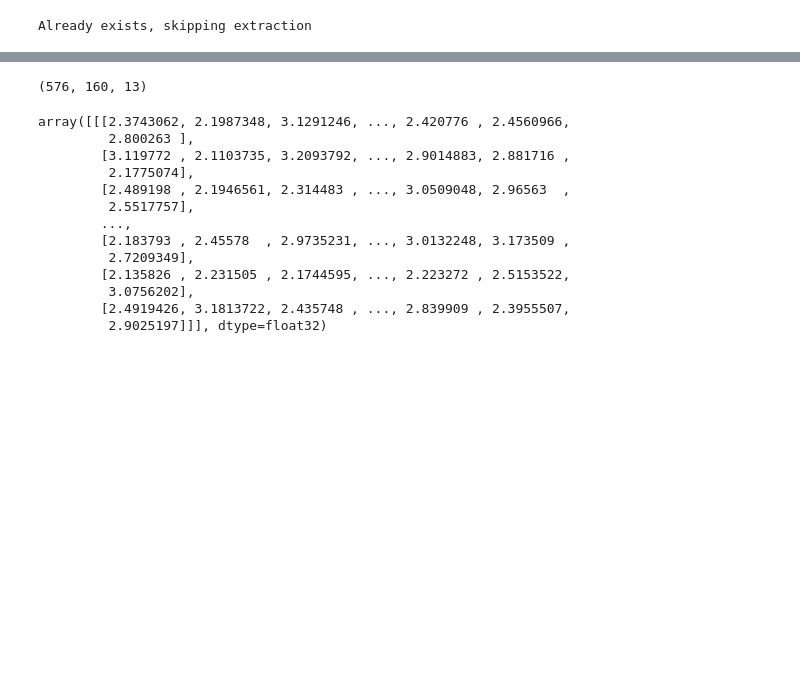
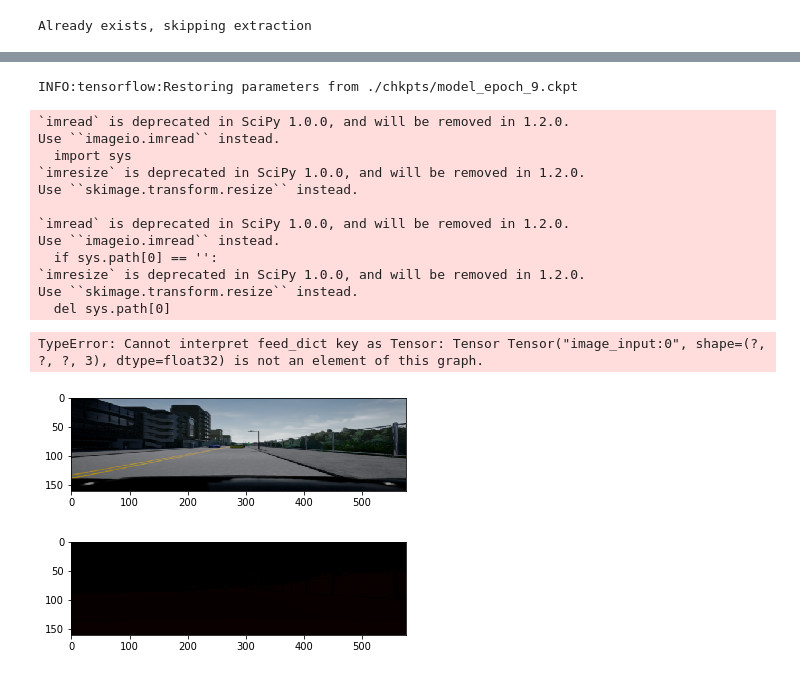
Before and after one commit to hlfshell/lyft-challenge-segmentation, a Jupyter notebook: Segmantic Segmentation with VGG16.ipynb, the cells around one changed output, grey strips where cells are left out. Saved outputs shown, nothing was run; the diff lists cells and outputs as text; code cells hidden in the pictures; blank space fills up the shorter version.

```diff
--- a/Segmantic Segmentation with VGG16.ipynb
+++ b/Segmantic Segmentation with VGG16.ipynb
@@ -221,5 +258,0 @@ def get_loss(logits, correct_labels):
-# %%
-epochs = 3
-batch_size = 10
-keep_probability = 0.5
-learning_rate_alpha = 0.1
@@ -259,0 +312,13 @@ def train(sess, input_layer, label, keep_prob, learning_rate):
+# %%
+tf.reset_default_graph()
+with tf.Session() as sess:
+
+    model = {}
+    model['settings'] = { "num_classes": 13 }
+    get_placeholders(model)
+    load_vgg(model)
+    vgg_fcn(model)
+    get_logits(model)
+    get_loss(model)
+
+    train(sess, model, 10, 5, 0.75, 0.0001)
@@ -292,18 +383,0 @@ cross_entropy = None
-# %%
-tf.reset_default_graph()
-with tf.Session() as sess:
-    label, learning_rate = get_placeholders()
-
-    graph, input_layer, keep_prob, layer_3, layer_4, layer_7 = load_vgg()
-
-    output_layer = vgg_fcn(graph, input_layer, keep_prob, layer_3, layer_4, layer_7)
-
-    logits, correct_labels = get_logits(label, output_layer)
-
-    cross_entropy_loss, optimizer, train_op = get_loss(logits, correct_labels)
-
-    #and now, training!
-    train(sess, input_layer, label, keep_prob, learning_rate)
-
-    #execute graph on a singular image
-#     output_test, loss, cross_entropy = execute_on_image(sess, logits, input_layer, label, keep_prob, learning_rate)
@@ -329,20 +384,24 @@ KeyboardInterrupt:
-# %%
-output_test[0].shape
-# %% [output]
-(576, 160, 13)
-# %%
-loss
-# %% [output]
-array([[[2.3743062, 2.1987348, 3.1291246, ..., 2.420776 , 2.4560966,
-         2.800263 ],
-        [3.119772 , 2.1103735, 3.2093792, ..., 2.9014883, 2.881716 ,
-         2.1775074],
-        [2.489198 , 2.1946561, 2.314483 , ..., 3.0509048, 2.96563  ,
-         2.5517757],
-        ...,
-        [2.183793 , 2.45578  , 2.9735231, ..., 3.0132248, 3.173509 ,
-         2.7209349],
-        [2.135826 , 2.231505 , 2.1744595, ..., 2.223272 , 2.5153522,
-         3.0756202],
-        [2.4919426, 3.1813722, 2.435748 , ..., 2.839909 , 2.3955507,
-         2.9025197]]], dtype=float32)
+# %%
+tf.reset_default_graph()
+with tf.Session() as sess:
+    saver = tf.train.import_meta_graph("./chkpts/model_epoch_9.ckpt.meta")
+    saver.restore(sess, tf.train.latest_checkpoint('./chkpts/'))
+
+    results = execute_on_image(sess, model)
+# %% [output]
+INFO:tensorflow:Restoring parameters from ./chkpts/model_epoch_9.ckpt
+`imread` is deprecated in SciPy 1.0.0, and will be removed in 1.2.0.
+Use ``imageio.imread`` instead.
+  import sys
+`imresize` is deprecated in SciPy 1.0.0, and will be removed in 1.2.0.
+Use ``skimage.transform.resize`` instead.
+
+`imread` is deprecated in SciPy 1.0.0, and will be removed in 1.2.0.
+Use ``imageio.imread`` instead.
+  if sys.path[0] == '':
+`imresize` is deprecated in SciPy 1.0.0, and will be removed in 1.2.0.
+Use ``skimage.transform.resize`` instead.
+  del sys.path[0]
+TypeError: Cannot interpret feed_dict key as Tensor: Tensor Tensor("image_input:0", shape=(?, ?, ?, 3), dtype=float32) is not an element of this graph.
+[figure, added]
+[figure, added]
```
Also changed, not shown: parts of 28 cells of this notebook.
